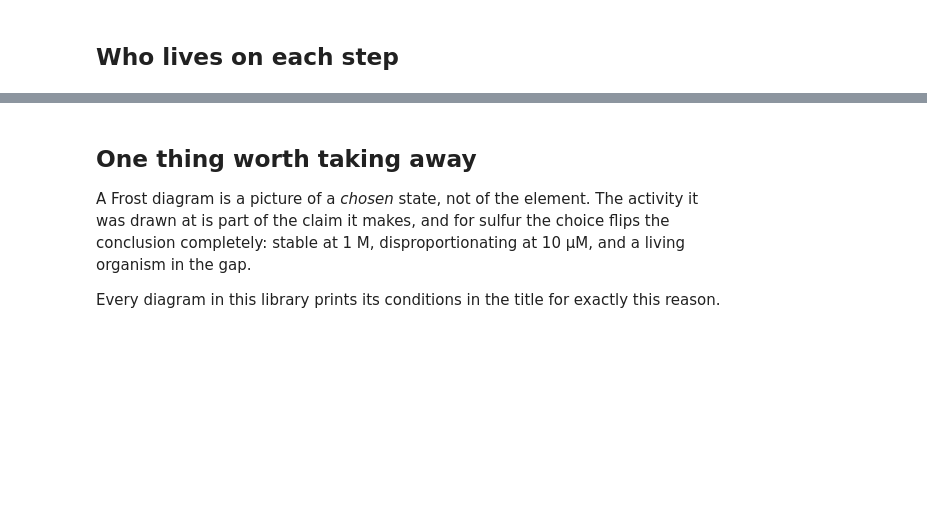
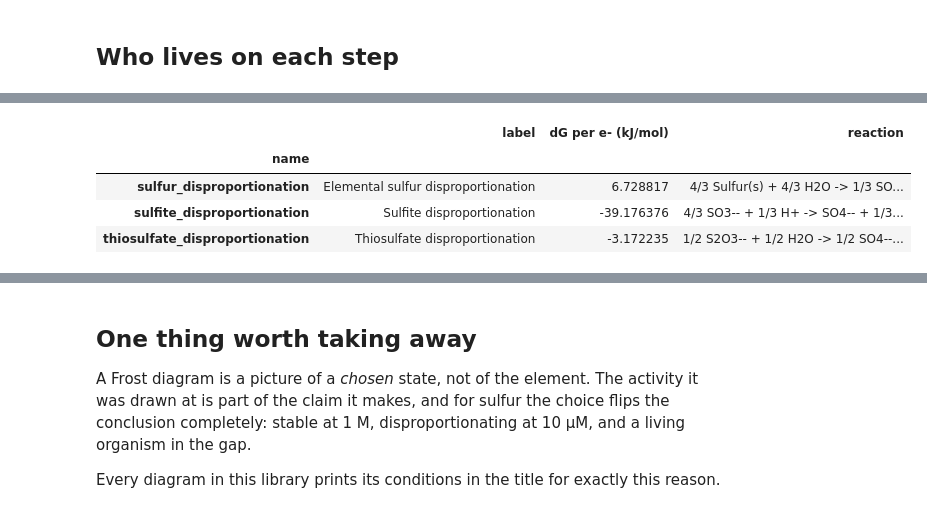
Before and after one commit to JamesRH/microbial_thermo, a Jupyter notebook: notebooks/07_sulfur.ipynb, the cells around one changed output, grey strips where cells are left out. Cells and saved outputs as stored; diff of their text form; code cells hidden in the pictures; blank space fills up the shorter version.

```diff
--- a/notebooks/07_sulfur.ipynb
+++ b/notebooks/07_sulfur.ipynb
@@ -201,0 +208,14 @@ Duplicate found for species "Arsenolite" in supcrtbl.dat
+# %%
+table.loc[
+    [
+        "sulfur_disproportionation",
+        "sulfite_disproportionation",
+        "thiosulfate_disproportionation",
+    ]
+][["label", "dG per e- (kJ/mol)", "reaction"]]
+# %% [output]
+|  | label | dG per e- (kJ/mol) | reaction |
+| name |  |  |  |
+| sulfur_disproportionation | Elemental sulfur disproportionation | 6.728817 | 4/3 Sulfur(s) + 4/3 H2O -> 1/3 SO... |
+| sulfite_disproportionation | Sulfite disproportionation | -39.176376 | 4/3 SO3-- + 1/3 H+ -> SO4-- + 1/3... |
+| thiosulfate_disproportionation | Thiosulfate disproportionation | -3.172235 | 1/2 S2O3-- + 1/2 H2O -> 1/2 SO4--... |
```
Also changed, not shown: parts of 4 cells of this notebook, 16 other files.
